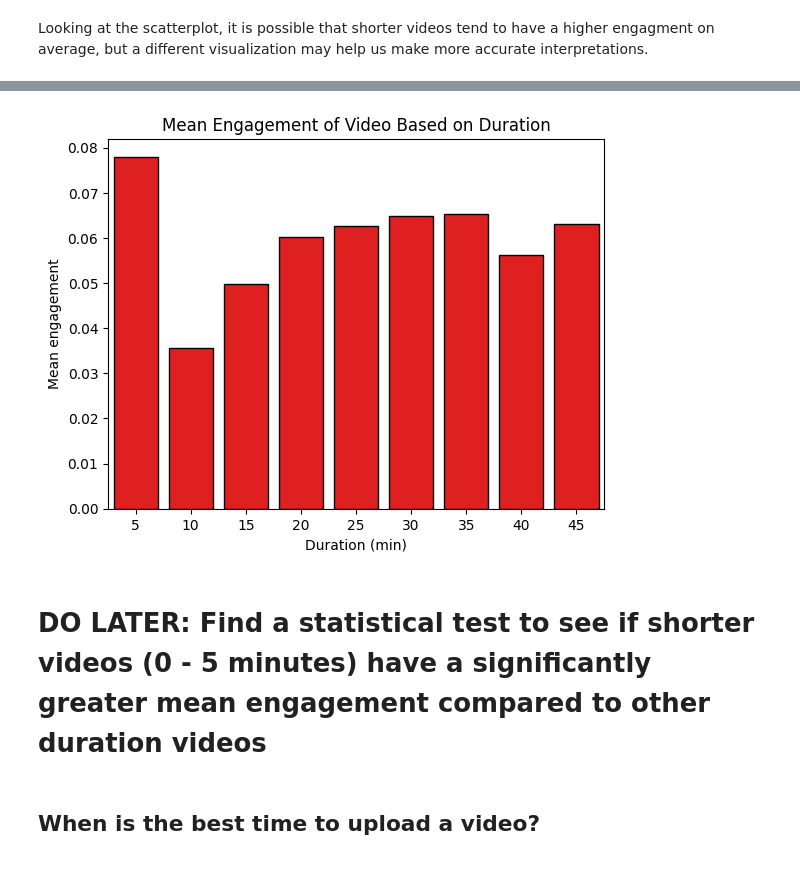
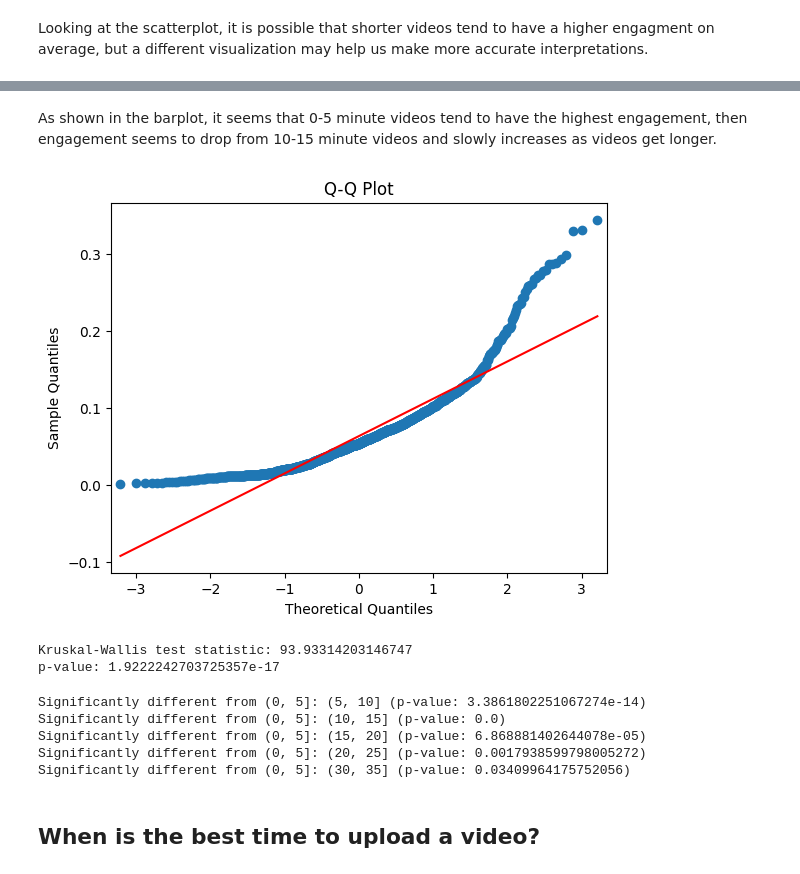
Before and after one commit to kevoinno/youtube-analytics, a Jupyter notebook: youtube_trending_visualizations.ipynb, the cells around one changed output, grey strips where cells are left out. Saved outputs shown, nothing was run; the diff lists cells and outputs as text; code cells hidden in the pictures.

```diff
--- a/youtube_trending_visualizations.ipynb
+++ b/youtube_trending_visualizations.ipynb
@@ -146 +143,29 @@ grouped_bins
+# %% [markdown]
+As shown in the barplot, it seems that 0-5 minute videos tend to have the highest engagement, then engagement seems to drop from 10-15 minute videos and slowly increases as videos get longer.
+# %%
+# Create Q-Q plot
+sm.qqplot(df['engagement'], line='s')
+
+# Add title and labels
+plt.title('Q-Q Plot')
+plt.xlabel('Theoretical Quantiles')
+plt.ylabel('Sample Quantiles')
+
+# Display the plot
+plt.show()
+# %% [output]
+[figure, added]
+# %%
+from scipy.stats import kruskal
+
+# Perform the Kruskal-Wallis test
+groups = [df_no_outliers.loc[df_no_outliers['duration_bin'] == bin, 'engagement'].values for bin in df_no_outliers['duration_bin'].unique()]
+statistic, p_value = kruskal(*groups)
+
+# Print the test results
+print("Kruskal-Wallis test statistic:", statistic)
+print("p-value:", p_value)
+# %% [output]
+Kruskal-Wallis test statistic: 93.93314203146747
+p-value: 1.9222242703725357e-17
 # %%
@@ -148,12 +173,29 @@ x_ticks = grouped_bins['duration_bin'].apply(lambda x : x.right)
-# %%
-sns.barplot(x = x_ticks, y = grouped_bins.engagement, edgecolor = "black", color = "#FF0000");
-plt.xlabel('Duration (min)');
-plt.ylabel('Mean engagement');
-plt.title('Mean Engagement of Video Based on Duration');
-# %% [output]
-[figure, removed]
-# %% [markdown]
-# DO LATER: Find a statistical test to see if shorter videos (0 - 5 minutes) have a significantly greater mean engagement compared to other duration videos
+# %%
+
+# Perform pairwise comparisons using Games-Howell test
+pairwise_results = pg.pairwise_gameshowell(data=df_no_outliers, dv='engagement', between='duration_bin')
+
+# Extract the p-values for comparisons involving the (0, 5] bin
+comparison_bin = '(0, 5]'  # Specify the duration bin for comparison
+comparison_results = pairwise_results.loc[pairwise_results['A'] == comparison_bin]
+
+# Set the significance level for multiple comparisons
+alpha = 0.05
+
+# Identify significant comparisons
+significant_comparisons = comparison_results[comparison_results['pval'] < alpha]
+
+# Print the significant comparisons
+for _, row in significant_comparisons.iterrows():
+    duration_bin = row['B']
+    p_value = row['pval']
+    print(f"Significantly different from {comparison_bin}: {duration_bin} (p-value: {p_value})")
+# %% [output]
+Significantly different from (0, 5]: (5, 10] (p-value: 3.3861802251067274e-14)
+Significantly different from (0, 5]: (10, 15] (p-value: 0.0)
+Significantly different from (0, 5]: (15, 20] (p-value: 6.868881402644078e-05)
+Significantly different from (0, 5]: (20, 25] (p-value: 0.0017938599798005272)
+Significantly different from (0, 5]: (30, 35] (p-value: 0.03409964175752056)
 # %% [markdown]
 ## When is the best time to upload a video?
 # %%
```
Also changed, not shown: parts of 36 cells of this notebook, 1 other file.
